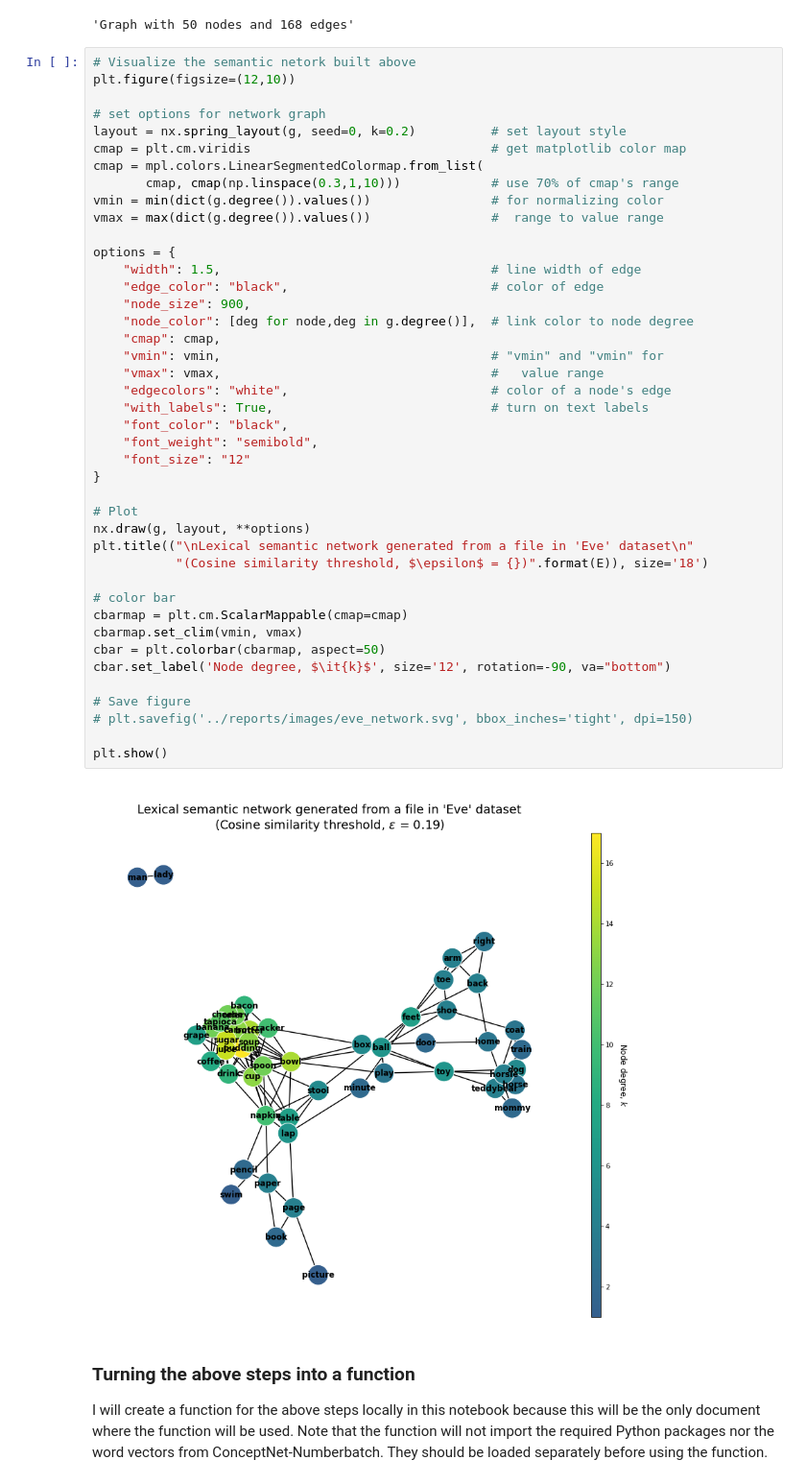
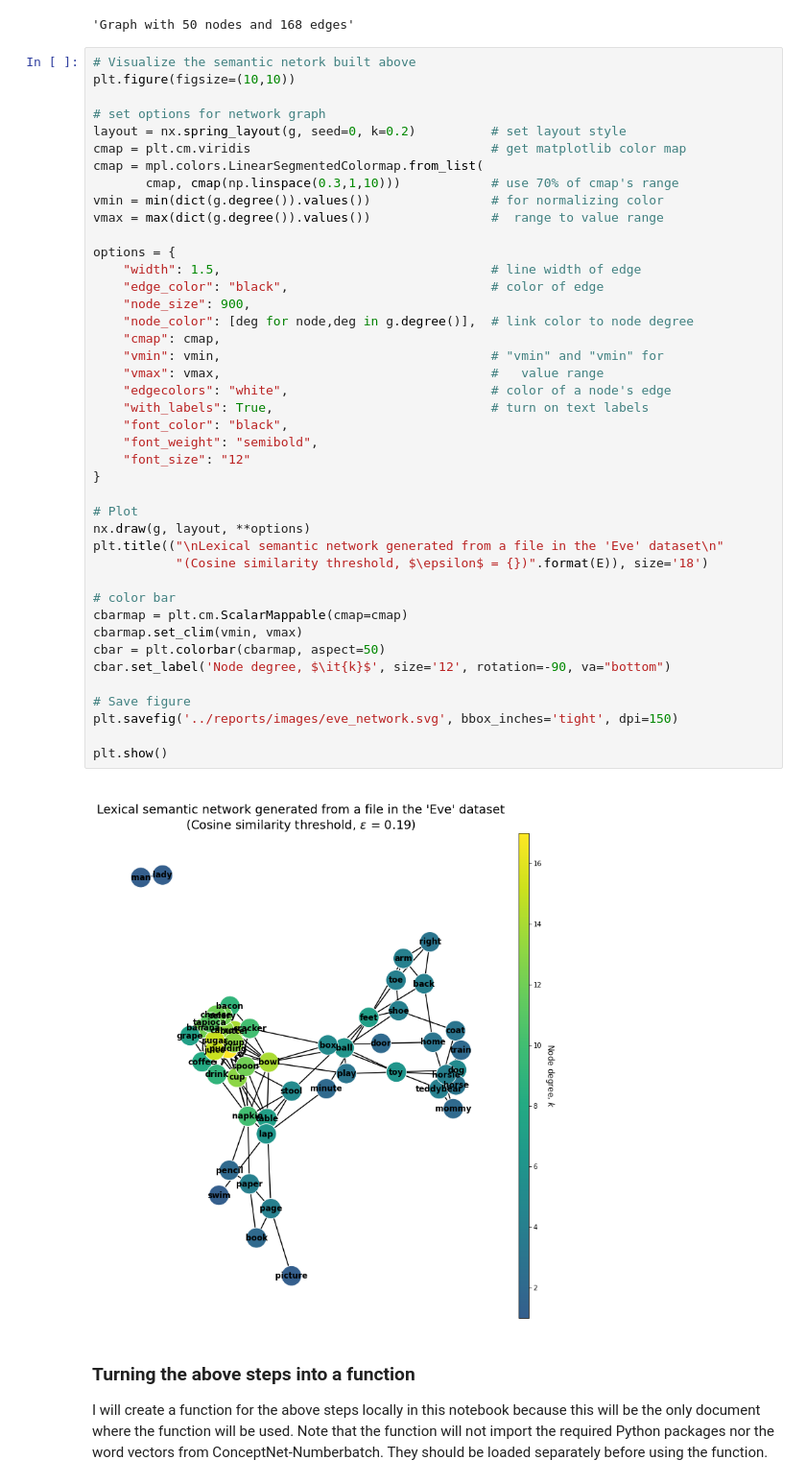
Before and after one commit to Data-Science-for-Linguists-2022/Child-Vocab-Development, a Jupyter notebook: code/vocabulary_analysis.ipynb, the cells around one changed output. Shown at 96% size. Drawn from its saved outputs; the diff is of its cells as text.

```diff
--- a/code/vocabulary_analysis.ipynb
+++ b/code/vocabulary_analysis.ipynb
@@ -249,7 +250,7 @@ nx.info(g)
 'Graph with 50 nodes and 168 edges'
 # %%
 # Visualize the semantic netork built above
-plt.figure(figsize=(12,10))
+plt.figure(figsize=(10,10))
 
 # set options for network graph
 layout = nx.spring_layout(g, seed=0, k=0.2)          # set layout style
@@ -261,36 +262,36 @@ vmax = max(dict(g.degree()).values())                #  range to value range
 
 options = {
     "width": 1.5,                                    # line width of edge
     "edge_color": "black",                           # color of edge
     "node_size": 900,
     "node_color": [deg for node,deg in g.degree()],  # link color to node degree
     "cmap": cmap,
     "vmin": vmin,                                    # "vmin" and "vmin" for
     "vmax": vmax,                                    #   value range
     "edgecolors": "white",                           # color of a node's edge
     "with_labels": True,                             # turn on text labels
     "font_color": "black",
     "font_weight": "semibold",
     "font_size": "12"
 }
 
 # Plot
 nx.draw(g, layout, **options)
-plt.title(("\nLexical semantic network generated from a file in 'Eve' dataset\n"
+plt.title(("\nLexical semantic network generated from a file in the 'Eve' dataset\n"
            "(Cosine similarity threshold, $\epsilon$ = {})".format(E)), size='18')
 
 # color bar
 cbarmap = plt.cm.ScalarMappable(cmap=cmap)
 cbarmap.set_clim(vmin, vmax)
 cbar = plt.colorbar(cbarmap, aspect=50)
 cbar.set_label('Node degree, $\it{k}$', size='12', rotation=-90, va="bottom")
 
 # Save figure
-# plt.savefig('../reports/images/eve_network.svg', bbox_inches='tight', dpi=150)
+plt.savefig('../reports/images/eve_network.svg', bbox_inches='tight', dpi=150)
 
 plt.show()
 # %% [output]
-[figure, old version]
+[figure, new version]
 # %% [markdown]
 ### Turning the above steps into a function
 
```
Also changed, not shown: parts of 30 cells of this notebook.
